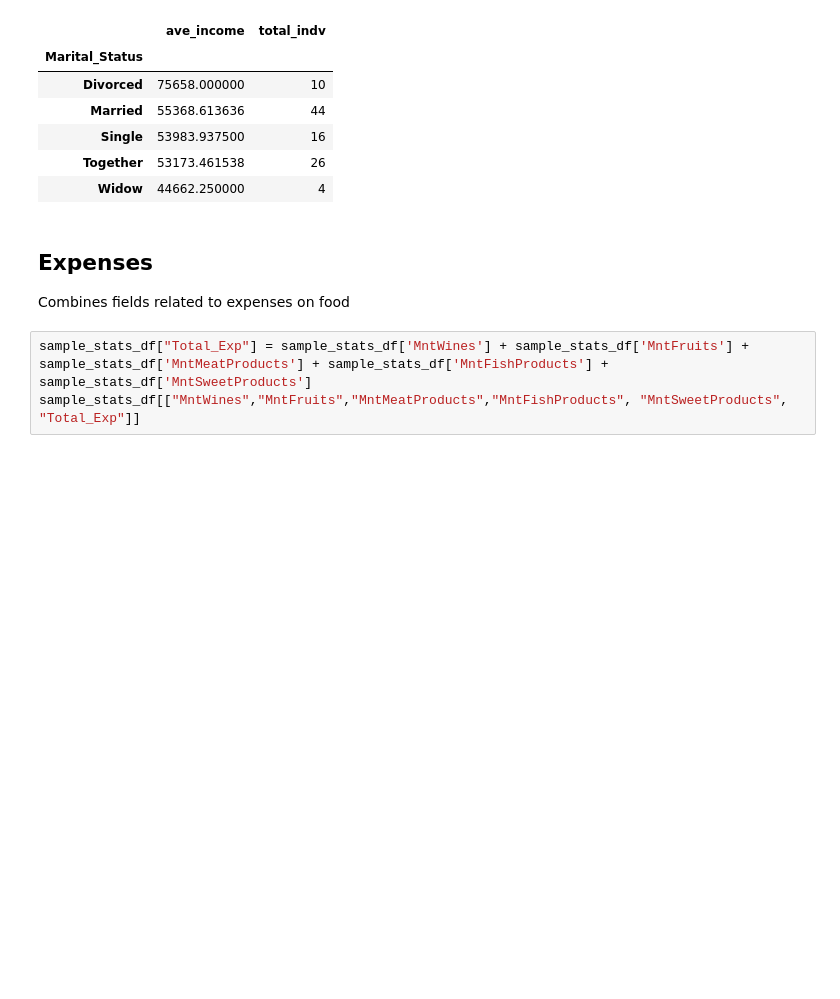
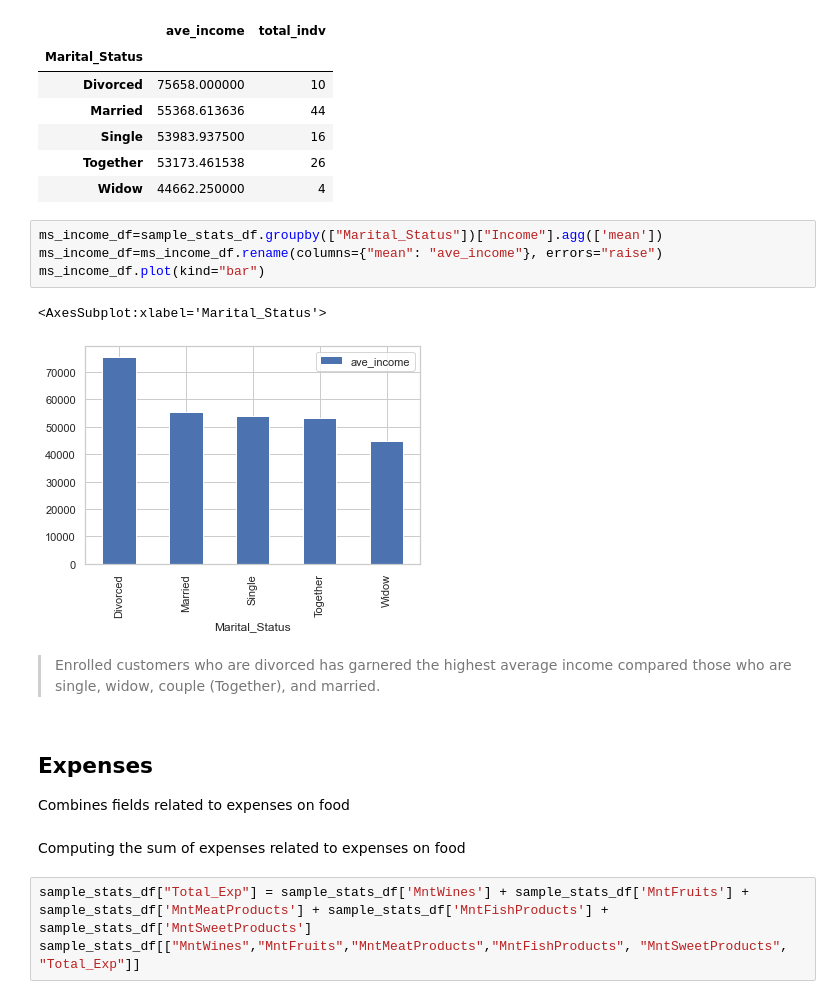
Before and after one commit to Margaret-Inguillo/CSMODEL, a Jupyter notebook: Sales1.ipynb, the cells around one changed output. Saved outputs shown, nothing was run; the diff lists cells and outputs as text; blank space fills up the shorter version.

```diff
--- a/Sales1.ipynb
+++ b/Sales1.ipynb
@@ -206,9 +203,20 @@ ms_income_df
 | Single | 53983.937500 | 16 |
 | Together | 53173.461538 | 26 |
 | Widow | 44662.250000 | 4 |
+# %%
+ms_income_df=sample_stats_df.groupby(["Marital_Status"])["Income"].agg(['mean'])
+ms_income_df=ms_income_df.rename(columns={"mean": "ave_income"}, errors="raise")
+ms_income_df.plot(kind="bar")
+# %% [output]
+<AxesSubplot:xlabel='Marital_Status'>
+[figure, added]
+# %% [markdown]
+> Enrolled customers who are divorced has garnered the highest average income compared those who are single, widow, couple (Together), and married.
 # %% [markdown]
 ## Expenses
 Combines fields related to expenses on food
+# %% [markdown]
+Computing the sum of expenses related to expenses on food
 # %%
 sample_stats_df["Total_Exp"] = sample_stats_df['MntWines'] + sample_stats_df['MntFruits'] + sample_stats_df['MntMeatProducts'] + sample_stats_df['MntFishProducts'] + sample_stats_df['MntSweetProducts']
 sample_stats_df[["MntWines","MntFruits","MntMeatProducts","MntFishProducts", "MntSweetProducts", "Total_Exp"]]
```
Also changed, not shown: parts of 27 cells of this notebook.
